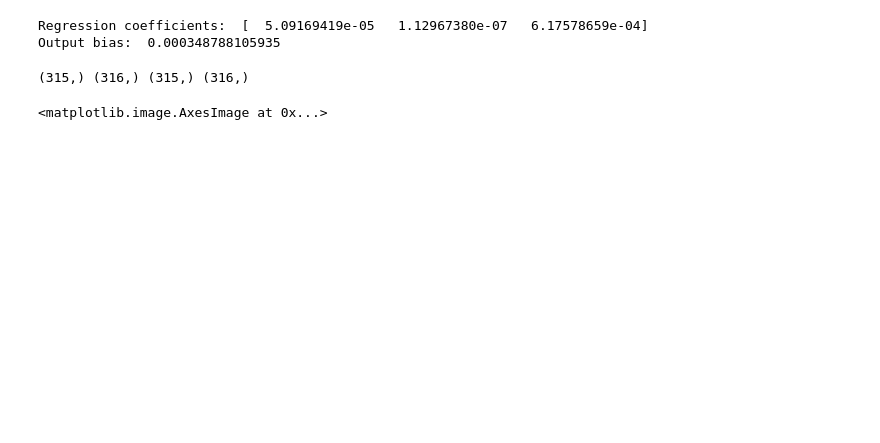
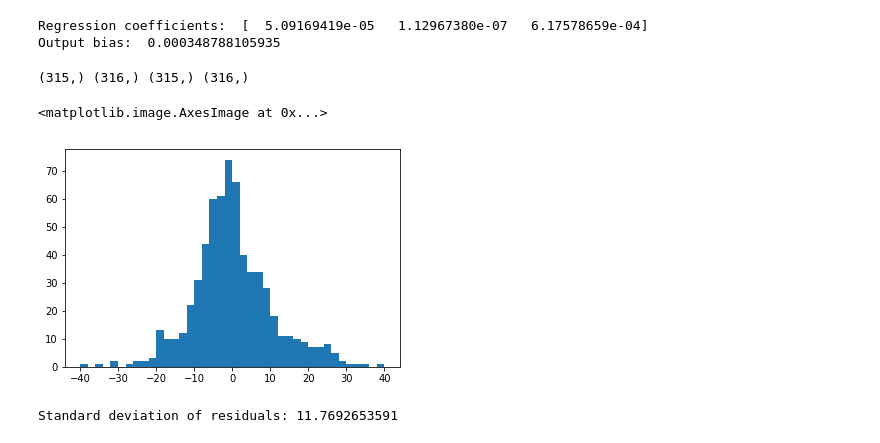
Before and after one commit to AlbertHJLee/minster, a Jupyter notebook: feature_engineering.ipynb, the cells around one changed output. Drawn from its saved outputs; the diff is of its cells as text; code cells hidden in the pictures; blank space fills up the shorter version.

```diff
--- a/feature_engineering.ipynb
+++ b/feature_engineering.ipynb
@@ -886,3 +888,12 @@ ax4.imshow(image/255.)
 # %% [output]
 (315,) (316,) (315,) (316,)
 <matplotlib.image.AxesImage at 0x...>
+# %%
+residuals = (y_train-regr.predict(data_train))
+plt.hist( residuals*(max_y-min_y), bins=40, range=(-40,40))
+plt.show()
+
+print 'Standard deviation of residuals:', np.sqrt( np.var( residuals*(max_y-min_y) ))
+# %% [output]
+[figure, added]
+Standard deviation of residuals: 11.7692653591
```
Also changed, not shown: parts of 5 cells of this notebook, 2 other files.
